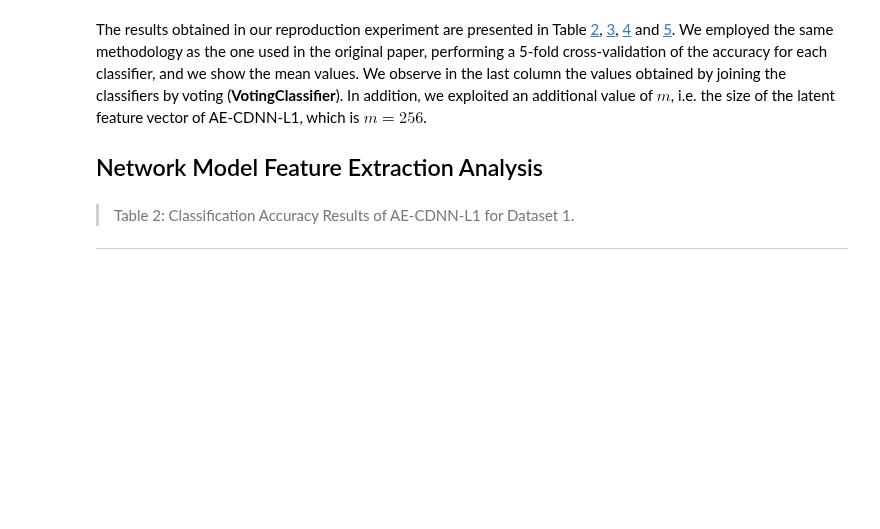
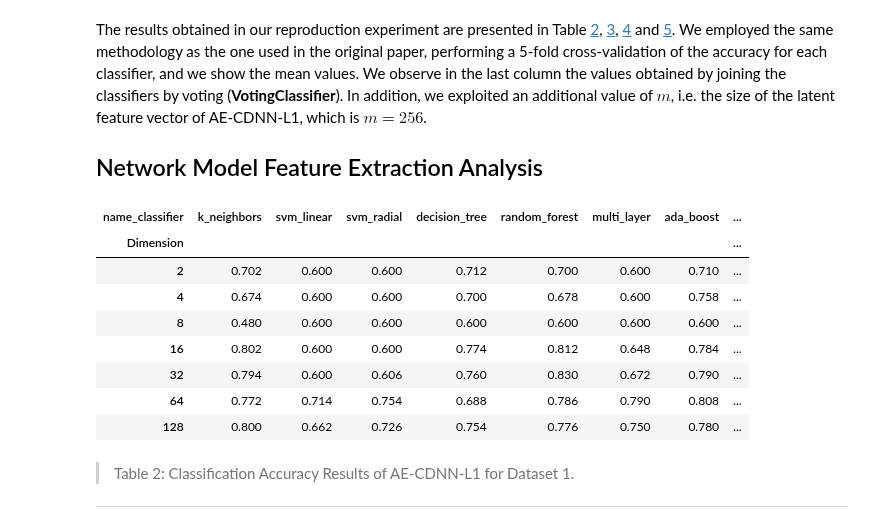
Before and after one commit to bruAristimunha/Re-Deep-Convolution-Neural-Network-and-Autoencoders-Based-Unsupervised-Feature-Learning-of-EEG, a Jupyter notebook: notebook/Jupyter_Paper_Re-Deep Convolution Neural Network and Autoencoders-Based Unsupervised Feature Learning of EEG Signals.ipynb, the cells around one changed output. Saved outputs shown, nothing was run; the diff lists cells and outputs as text; code cells hidden in the pictures; blank space fills up the shorter version.

```diff
--- a/notebook/Jupyter_Paper_Re-Deep Convolution Neural Network and Autoencoders-Based Unsupervised Feature Learning of EEG Signals.ipynb
+++ b/notebook/Jupyter_Paper_Re-Deep Convolution Neural Network and Autoencoders-Based Unsupervised Feature Learning of EEG Signals.ipynb
@@ -509,3 +565,15 @@ table_classification_dimension(metrics_boon[0])
+# %%
+table_classification_dimension(accuracy_boon["mae"])
+# %% [output]
+| name_classifier | k_neighbors | svm_linear | svm_radial | decision_tree | random_forest | multi_layer | ada_boost | ... |
+| Dimension |  |  |  |  |  |  |  | ... |
+| 2 | 0.702 | 0.600 | 0.600 | 0.712 | 0.700 | 0.600 | 0.710 | ... |
+| 4 | 0.674 | 0.600 | 0.600 | 0.700 | 0.678 | 0.600 | 0.758 | ... |
+| 8 | 0.480 | 0.600 | 0.600 | 0.600 | 0.600 | 0.600 | 0.600 | ... |
+| 16 | 0.802 | 0.600 | 0.600 | 0.774 | 0.812 | 0.648 | 0.784 | ... |
+| 32 | 0.794 | 0.600 | 0.606 | 0.760 | 0.830 | 0.672 | 0.790 | ... |
+| 64 | 0.772 | 0.714 | 0.754 | 0.688 | 0.786 | 0.790 | 0.808 | ... |
+| 128 | 0.800 | 0.662 | 0.726 | 0.754 | 0.776 | 0.750 | 0.780 | ... |
 # %% [markdown]
 > Table 2: Classification Accuracy Results of AE-CDNN-L1 for Dataset 1<a name="table:accuracy-ae-l1-d1"></a>.
 
```
Also changed, not shown: parts of 23 cells of this notebook, 6 other files.
